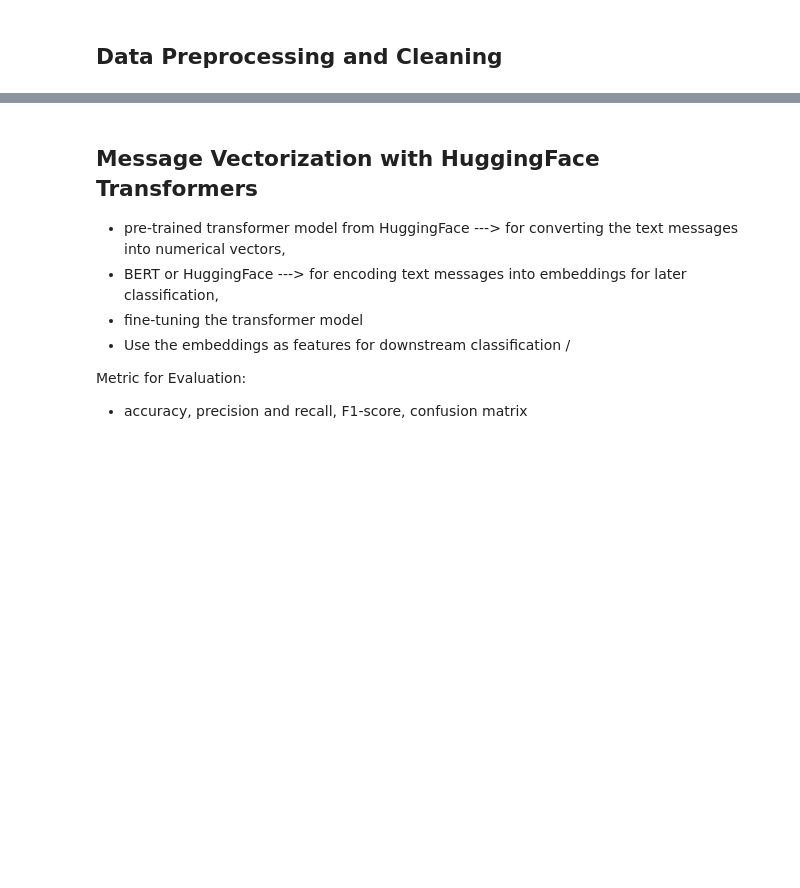
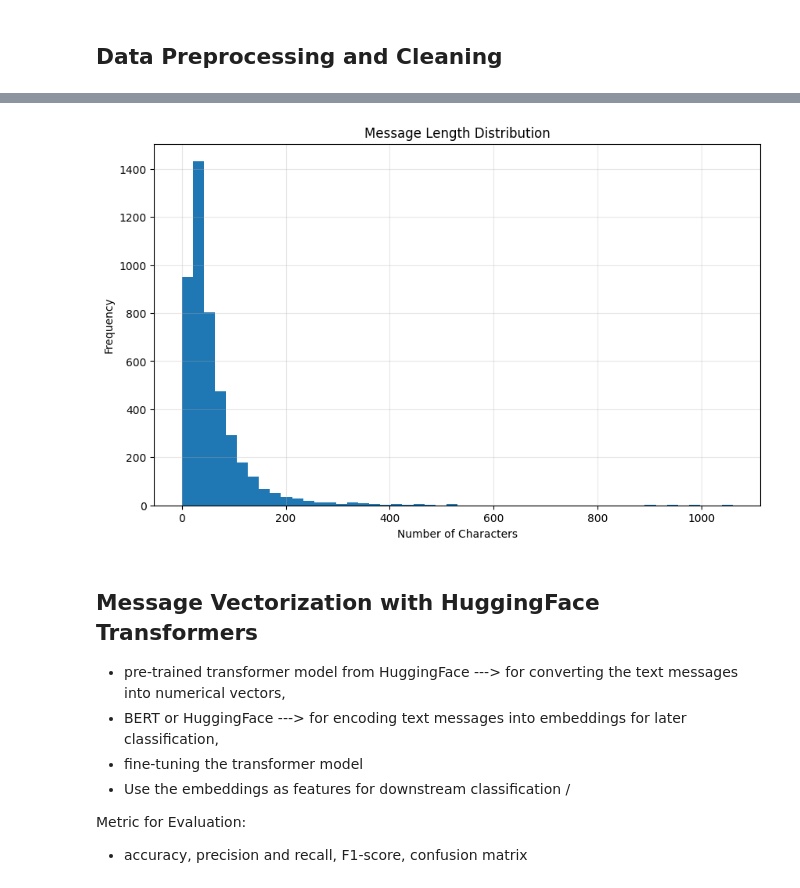
Before and after one commit to alikova/LLM_DataScientist_ChatBot, a Jupyter notebook: LLM_DataScientist_analyse_classify_chatbot.ipynb, the cells around one changed output, grey strips where cells are left out. Drawn from its saved outputs; the diff is of its cells as text; code cells hidden in the pictures; blank space fills up the shorter version.

Commit message:
Update analysis and classification notebook with improved visualizations

```diff
--- a/LLM_DataScientist_analyse_classify_chatbot.ipynb
+++ b/LLM_DataScientist_analyse_classify_chatbot.ipynb
@@ -114,0 +166,97 @@ df.to_csv("cleaned_LLM-DataScientist-Task_Data.csv", index=False)
+# %%
+import pandas as pd
+import re
+import nltk
+from nltk.corpus import stopwords
+import matplotlib.pyplot as plt
+from sklearn.model_selection import train_test_split
+from transformers import BertTokenizer
+
+# Download NLTK resources
+nltk.download('stopwords', quiet=True)
+stop_words = set(stopwords.words('english'))
+
+# Load the dataset
+# Specify the correct file path
+file_path = "/content/drive/My Drive/Colab Notebooks/LLM_DS_5element/LLM-DataScientist-Task_Data.csv"
+df = pd.read_csv(file_path)
+
+# Check for missing values
+print("Missing values in each column:")
+print(df.isnull().sum())
+
+# Handle missing values
+df['message'] = df['message'].fillna("")  # Replace NaN with empty string
+
+# Text cleaning function
+def clean_text(text):
+    if not isinstance(text, str):
+        return ""
+
+    text = text.lower()
+    text = re.sub(r'\s+', ' ', text)  # Replace multiple spaces with single space
+    text = re.sub(r'[^\w\s]', '', text)  # Remove punctuation
+    text = text.strip()  # Remove leading/trailing whitespace
+    return text
+
+# Apply cleaning function
+df['cleaned_message'] = df['message'].apply(clean_text)
+
+# Convert timestamp to datetime
+df['timestamp'] = pd.to_datetime(df['timestamp'])
+
+# Tokenization
+tokenizer = BertTokenizer.from_pretrained('bert-base-uncased')
+df['tokens'] = df['cleaned_message'].apply(lambda x: tokenizer.tokenize(x))
+
+# Remove stopwords
+def remove_stopwords(tokens):
+    return [word for word in tokens if word not in stop_words]
+
+df['filtered_tokens'] = df['tokens'].apply(remove_stopwords)
+
+# Calculate message length for analysis
+df['message_length'] = df['cleaned_message'].apply(len)
+df['token_count'] = df['tokens'].apply(len)
+
+# Basic exploratory analysis
+print("\nDataset Statistics:")
+print(f"Dataset size: {len(df)} messages")
+print(f"Unique users: {df['id_user'].nunique()} users")
+print(f"Sources: {df['source'].unique()}")
+print(f"Date range: {df['timestamp'].min()} to {df['timestamp'].max()}")
+print(f"Average message length: {df['message_length'].mean():.2f} characters")
+print(f"Average token count: {df['token_count'].mean():.2f} tokens")
+
+# Source distribution
+source_counts = df['source'].value_counts()
+print("\nSource Distribution:")
+print(source_counts)
+
+# Plot message length distribution
+plt.figure(figsize=(10, 6))
+plt.hist(df['message_length'], bins=50)
+plt.title('Message Length Distribution')
+plt.xlabel('Number of Characters')
+plt.ylabel('Frequency')
+plt.grid(True, alpha=0.3)
+
+# Define all output paths with leading slash
+output_dir = "/content/drive/My Drive/Colab Notebooks/LLM_DS_5element/"
+cleaned_file = output_dir + "cleaned_LLM-DataScientist-Task_Data.csv"
+sample_file = output_dir + "sample_cleaned_data.csv"
+plot_file = output_dir + "message_length_distribution.png"
+
+# Save the cleaned and processed data
+df.to_csv(cleaned_file, index=False)
+print(f"\nCleaned data saved to '{cleaned_file}'")
+
+# Create a smaller version without the token lists for easier viewing
+df_display = df.drop(['tokens', 'filtered_tokens'], axis=1)
+df_display.head().to_csv(sample_file, index=False)
+print(f"Sample of cleaned data (without token lists) saved to '{sample_file}'")
+
+# Save the plot
+plt.savefig(plot_file)
+print(f"Message length distribution saved as '{plot_file}'")
+# %% [output]
@@ -115,3 +280,4 @@ df.to_csv("cleaned_LLM-DataScientist-Task_Data.csv", index=False)
+[figure, added]
 # %% [markdown]
 ## Message Vectorization with HuggingFace Transformers
 - pre-trained transformer model from HuggingFace ---> for converting the text messages into numerical vectors,
```
Also changed, not shown: parts of 19 cells of this notebook.
